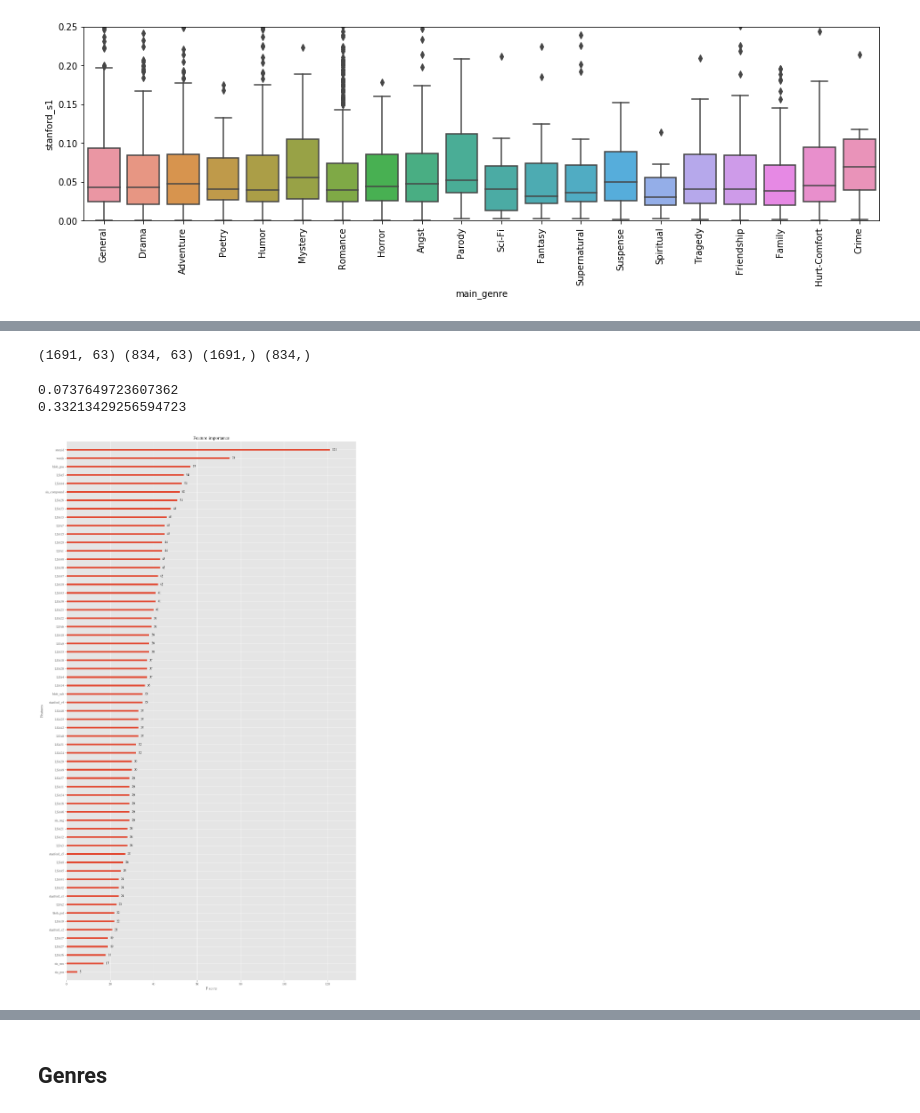
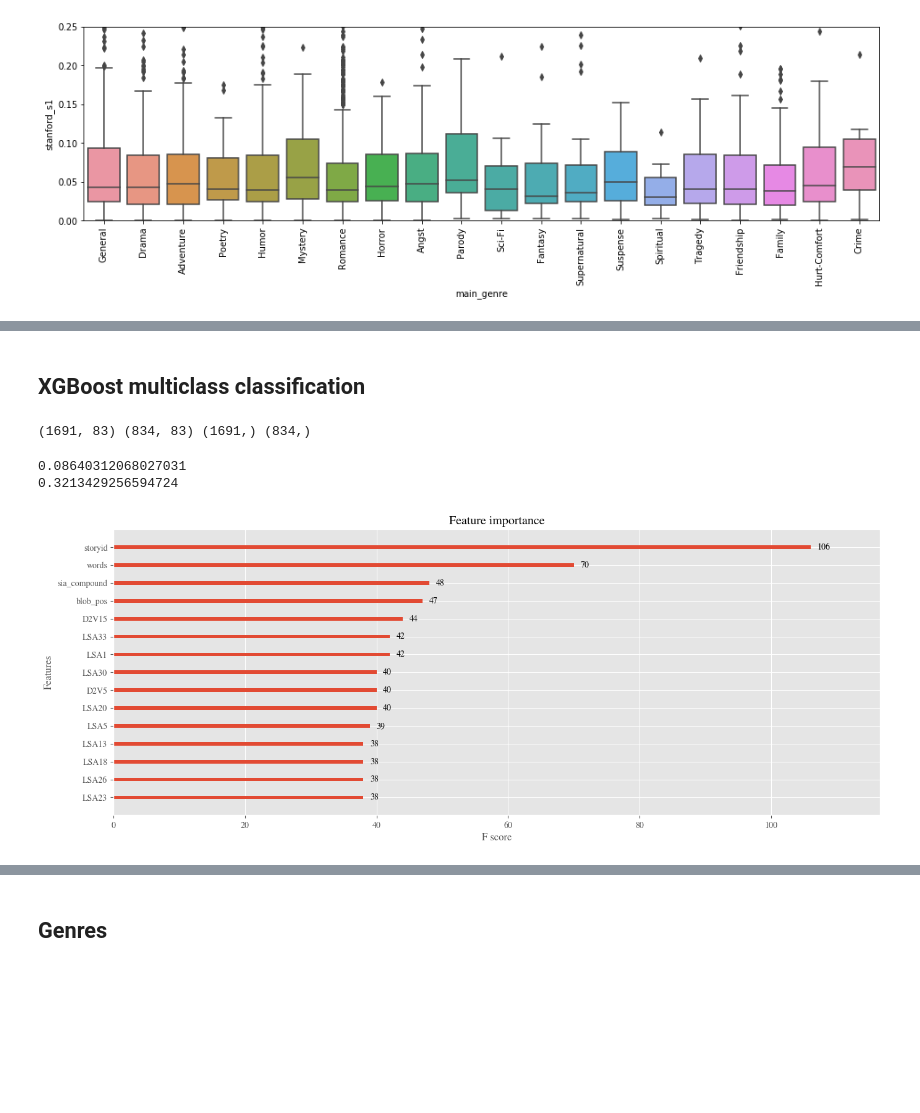
Before and after one commit to lily-tian/fanfictionstatistics, a Jupyter notebook: jupyter_notebooks/story_sentiment_analysis.ipynb, the cells around one changed output, grey strips where cells are left out. Cells and saved outputs as stored; diff of their text form; code cells hidden in the pictures; blank space fills up the shorter version.

```diff
--- a/jupyter_notebooks/story_sentiment_analysis.ipynb
+++ b/jupyter_notebooks/story_sentiment_analysis.ipynb
@@ -197,8 +197,8 @@ def get_lsa(x, n=100):
     print("Explained variance: ", np.sum(lsa_model.explained_variance_ratio_))
     return doc_matrix, term_matrix, topic_matrix
 
-def get_doc2vec(x):
-    d2v_model = Doc2Vec(vector_size=25, min_count=1, window=5, workers=7, dm=1)
+def get_doc2vec(x, n=25):
+    d2v_model = Doc2Vec(vector_size=n, min_count=1, window=5, workers=7, dm=1)
     d2v_model.build_vocab(x)
     d2v_model.train(x, total_examples=d2v_model.corpus_count, epochs=10)
 
@@ -251,0 +263,8 @@ text_tfidf = get_word_count(get_tfidf, df.summary)
+# %%
+tagged_text = [TaggedDocument(words=custom_tokenize(t), tags=[str(i)])
+                for i, t in enumerate(df.summary)]
+
+n_d2v = 20
+d2v_text = get_doc2vec(tagged_text, n_d2v)
+
+d2v_docm_text = d2v_text.docvecs.vectors_docs
@@ -357,3 +377,5 @@ Explained variance:  0.11714948122240915
+# %% [markdown]
+## XGBoost multiclass classification
 # %%
 colnames = ['storyid', 'words', 'sia_pos', 'sia_neg', 'sia_neu', 'sia_compound',
             'blob_pos', 'blob_pol', 'blob_sub',
@@ -362,13 +384,15 @@ colnames = ['storyid', 'words', 'sia_pos', 'sia_neg', 'sia_neu', 'sia_compound',
 X = df[colnames]
 X['storyid'] = X['storyid'].astype('int')
 X[['LSA' + str(i) for i in range(n_lsa)]] = pd.DataFrame(lsa_docm_text)
+X[['D2V' + str(i) for i in range(n_d2v)]] = pd.DataFrame(d2v_docm_text)
+
 Y = df['main_genre'].factorize()[0]
 
 X_train, X_test, y_train, y_test = train_test_split(X, Y, test_size=0.33, random_state=2016)
 #y_train = np.array(y_train).ravel()
 print(X_train.shape, X_test.shape, y_train.shape, y_test.shape)
 # %% [output]
-(1691, 63) (834, 63) (1691,) (834,)
+(1691, 83) (834, 83) (1691,) (834,)
 # %%
 dtrain = xgb.DMatrix(X_train, label=y_train)
 dtest = xgb.DMatrix(X_test, label=y_test)
@@ -388,11 +412,11 @@ best_preds = np.asarray([np.argmax(line) for line in preds])
 print(precision_score(y_test, best_preds, average='macro'))
 print(accuracy_score(y_test, best_preds))
 # %% [output]
-0.0737649723607362
-0.33213429256594723
+0.08640312068027031
+0.3213429256594724
 # %%
-fig, ax = plt.subplots(figsize=(16, 30))
-xgb.plot_importance(bst, ax=ax)
+fig, ax = plt.subplots(figsize=(16, 6))
+xgb.plot_importance(bst, ax=ax, max_num_features = 15)
 plt.show()
 # %% [output]
-[figure, old version]
+[figure, new version]
```
Also changed, not shown: parts of 20 cells of this notebook.
